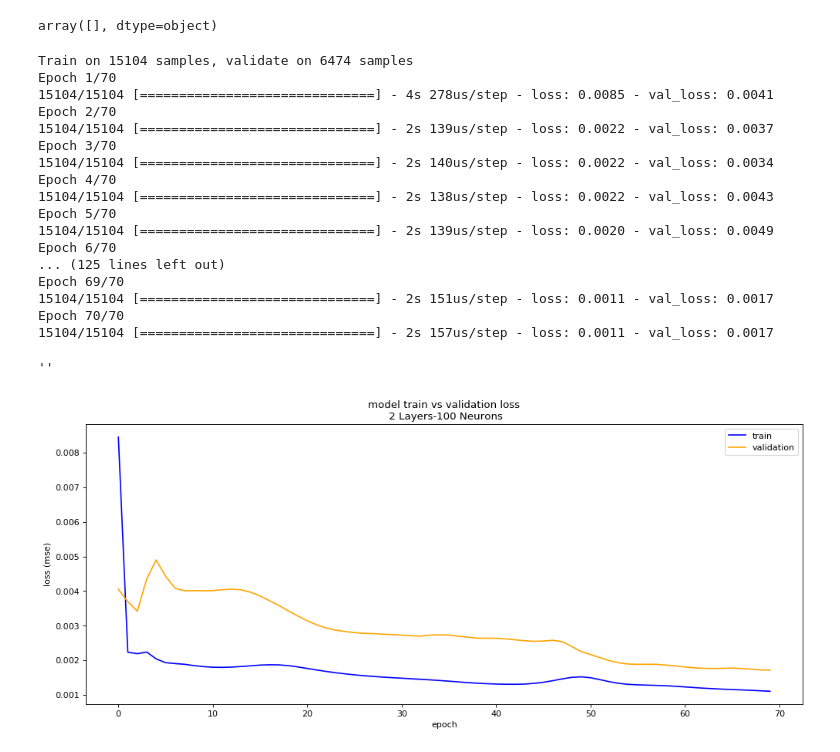
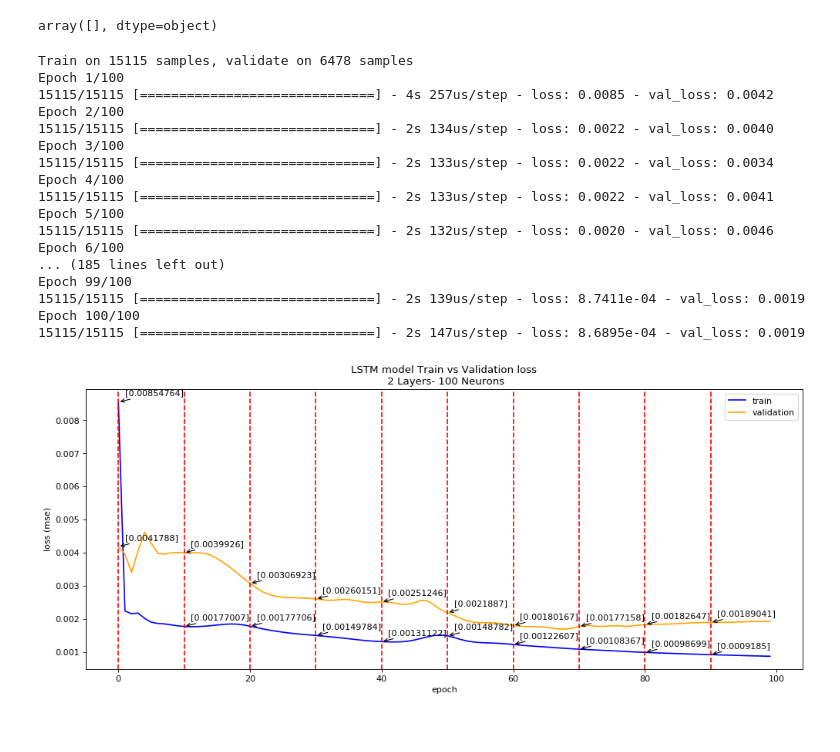
Before and after one commit to eco-data-science-team/LSTM-Anomaly-Detection, a Jupyter notebook: LSTM Notebook.ipynb, the cells around one changed output. Drawn from its saved outputs; the diff is of its cells as text; code cells hidden in the pictures.

Commit message:
added more visuals to plot generated by Notebook

```diff
--- a/LSTM Notebook.ipynb
+++ b/LSTM Notebook.ipynb
@@ -171,51 +171,64 @@ X1_test = np.reshape(X1_test, (X1_test.shape[0], 1, X1_test.shape[1]))
 train = DataFrame()
 val = DataFrame()
 np.random.seed(42)
+epochs = 100
+neurons = 100
 for i in range(1):
     model = Sequential()
-    model.add(LSTM(100, input_shape=(X_train.shape[1], X_train.shape[2]), return_sequences = True))
-    model.add(LSTM(100))
+    model.add(LSTM(neurons, input_shape=(X_train.shape[1], X_train.shape[2]), return_sequences = True))
+    model.add(LSTM(neurons))
     model.add(Dense(1))
     model.compile(optimizer = Adam(lr = 0.001), loss = 'mean_squared_error')
     #X,y = get_train()
     #valX, valY = get_val()
     # fit model
-    history = model.fit(X_train, y_train, epochs = 70, validation_split = 0.3, shuffle = False)
+    history = model.fit(X_train, y_train, epochs = epochs, validation_split = 0.3, shuffle = False)
     # story history
     train[str(i)] = history.history['loss']
     val[str(i)] = history.history['val_loss']
 # %% [output]
-Train on 15104 samples, validate on 6474 samples
-Epoch 1/70
-15104/15104 [==============================] - 4s 278us/step - loss: 0.0085 - val_loss: 0.0041
-Epoch 2/70
-15104/15104 [==============================] - 2s 139us/step - loss: 0.0022 - val_loss: 0.0037
-Epoch 3/70
-15104/15104 [==============================] - 2s 140us/step - loss: 0.0022 - val_loss: 0.0034
-Epoch 4/70
-15104/15104 [==============================] - 2s 138us/step - loss: 0.0022 - val_loss: 0.0043
-Epoch 5/70
-15104/15104 [==============================] - 2s 139us/step - loss: 0.0020 - val_loss: 0.0049
-Epoch 6/70
-... (125 lines left out)
-Epoch 69/70
-15104/15104 [==============================] - 2s 151us/step - loss: 0.0011 - val_loss: 0.0017
-Epoch 70/70
-15104/15104 [==============================] - 2s 157us/step - loss: 0.0011 - val_loss: 0.0017
+Train on 15115 samples, validate on 6478 samples
+Epoch 1/100
+15115/15115 [==============================] - 4s 257us/step - loss: 0.0085 - val_loss: 0.0042
+Epoch 2/100
+15115/15115 [==============================] - 2s 134us/step - loss: 0.0022 - val_loss: 0.0040
+Epoch 3/100
+15115/15115 [==============================] - 2s 133us/step - loss: 0.0022 - val_loss: 0.0034
+Epoch 4/100
+15115/15115 [==============================] - 2s 133us/step - loss: 0.0022 - val_loss: 0.0041
+Epoch 5/100
+15115/15115 [==============================] - 2s 132us/step - loss: 0.0020 - val_loss: 0.0046
+Epoch 6/100
+... (185 lines left out)
+Epoch 99/100
+15115/15115 [==============================] - 2s 139us/step - loss: 8.7411e-04 - val_loss: 0.0019
+Epoch 100/100
+15115/15115 [==============================] - 2s 147us/step - loss: 8.6895e-04 - val_loss: 0.0019
-''
 # %%
 from matplotlib.pyplot import figure
 figure(num=None, figsize=(15, 6), dpi=80, facecolor='w', edgecolor='k')
+show_every = 10
+
+vertical_lines = [x for x in range(epochs) if x % show_every == 0]
+
 plt.plot(train, color='blue', label='train')
 plt.plot(val, color='orange', label='validation')
-plt.title('model train vs validation loss\n 2 Layers-100 Neurons')
+plt.title(f'LSTM model Train vs Validation loss\n 2 Layers- {neurons} Neurons')
 plt.ylabel('loss (mse)')
 plt.xlabel('epoch')
 plt.legend()
+for xc in vertical_lines:
+    plt.axvline(x=xc, color = 'r', linestyle = '--')
+for i,j in zip(train.index, train.values):
+    if i % show_every == 0:
+        plt.annotate(str(j), xy = (i,j ), xytext=(i+1, j+.00020),arrowprops=dict(arrowstyle="->",connectionstyle="arc3"))
+for i,j in zip(val.index, val.values):
+    if i % show_every == 0:
+        plt.annotate(str(j), xy = (i,j ), xytext=(i+1, j+.00020),arrowprops=dict(arrowstyle="->",connectionstyle="arc3"))
 #plt.savefig('new_300_epochs.png')
 plt.show()
 # %% [output]
-[figure, old version]
+[figure, new version]
 # %%
 from sklearn.metrics import r2_score
 from sklearn.metrics import mean_squared_error
```
Also changed, not shown: parts of 8 cells of this notebook.
